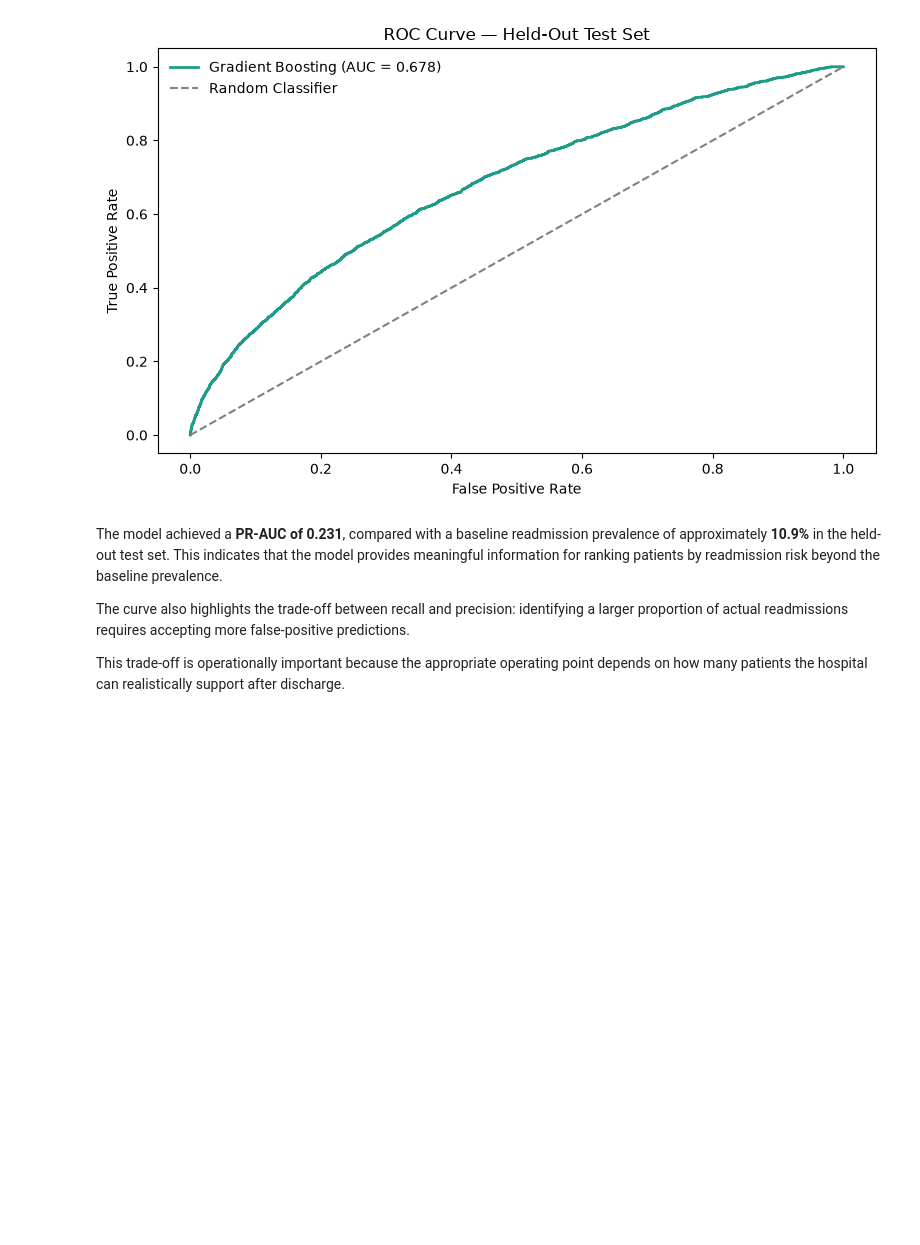
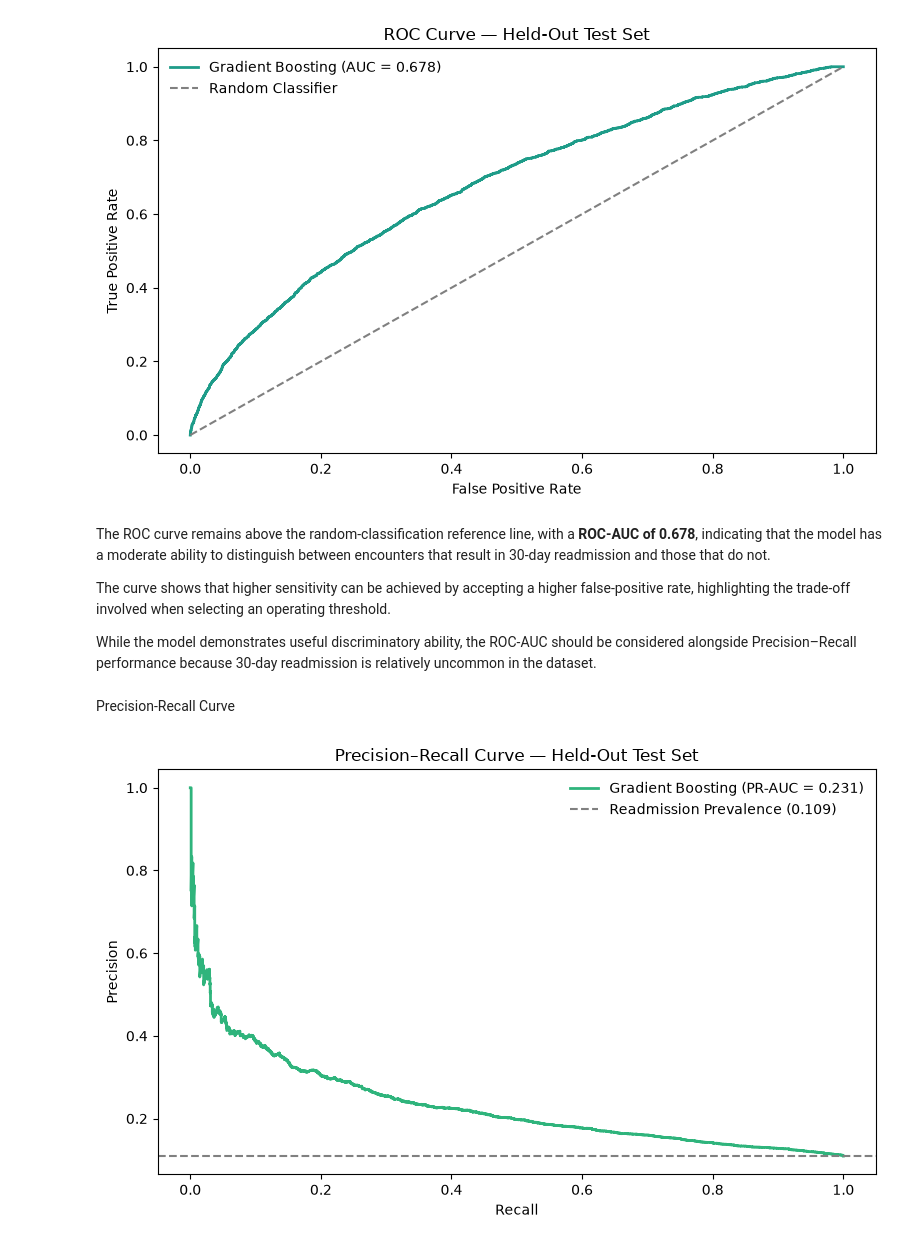
Before and after one commit to byegond-beep/hospital-readmission-resource-allocation-analytics, a Jupyter notebook: notebooks/06_model _evaluation.ipynb, the cells around one changed output. Drawn from its saved outputs; the diff is of its cells as text; code cells hidden in the pictures; blank space fills up the shorter version.

```diff
--- a/notebooks/06_model _evaluation.ipynb
+++ b/notebooks/06_model _evaluation.ipynb
@@ -296,8 +296,49 @@ plt.show()
 # %% [output]
 [figure]
 # %% [markdown]
-The model achieved a **PR-AUC of 0.231**, compared with a baseline readmission prevalence of approximately **10.9%** in the held-out test set. This indicates that the model provides meaningful information for ranking patients by readmission risk beyond the baseline prevalence.
+The ROC curve remains above the random-classification reference line, with a **ROC-AUC of 0.678**, indicating that the model has a moderate ability to distinguish between encounters that result in 30-day readmission and those that do not.
 
-The curve also highlights the trade-off between recall and precision: identifying a larger proportion of actual readmissions requires accepting more false-positive predictions.
+The curve shows that higher sensitivity can be achieved by accepting a higher false-positive rate, highlighting the trade-off involved when selecting an operating threshold.
 
-This trade-off is operationally important because the appropriate operating point depends on how many patients the hospital can realistically support after discharge.
+While the model demonstrates useful discriminatory ability, the ROC-AUC should be considered alongside Precision–Recall performance because 30-day readmission is relatively uncommon in the dataset.
+# %% [markdown]
+Precision-Recall Curve
+# %%
+precision, recall, _ = precision_recall_curve(
+    y_test,
+    test_probabilities
+)
+
+pr_auc = average_precision_score(
+    y_test,
+    test_probabilities
+)
+
+baseline = y_test.mean()
+
+plt.figure(figsize=(8, 5))
+
+plt.plot(
+    recall,
+    precision,
+    linewidth=2,
+    color=plt.cm.viridis(0.65),
+    label=f"Gradient Boosting (PR-AUC = {pr_auc:.3f})"
+)
+
+plt.axhline(
+    baseline,
+    linestyle="--",
+    color="grey",
+    label=f"Readmission Prevalence ({baseline:.3f})"
+)
+
+plt.xlabel("Recall")
+plt.ylabel("Precision")
+plt.title("Precision–Recall Curve — Held-Out Test Set")
+plt.legend(frameon=False)
+
+plt.tight_layout()
+plt.show()
+# %% [output]
+[figure, added]
```
Also changed, not shown: parts of 14 cells of this notebook.
